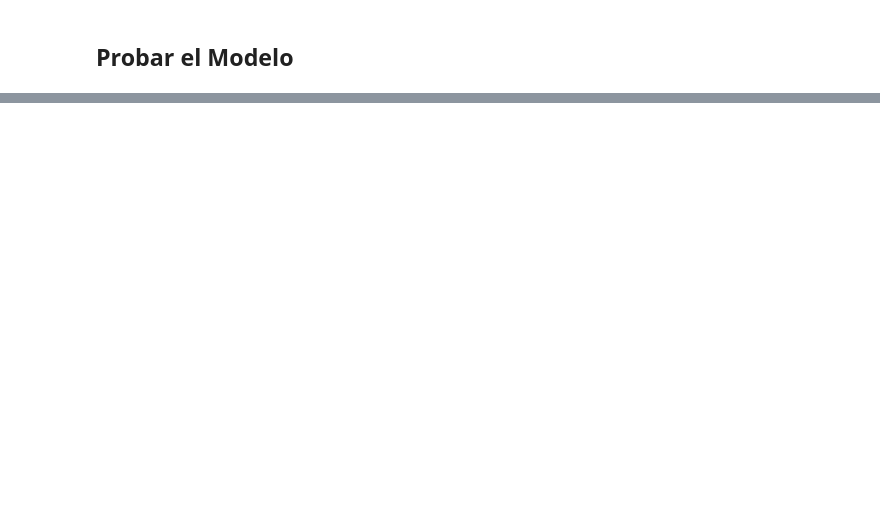
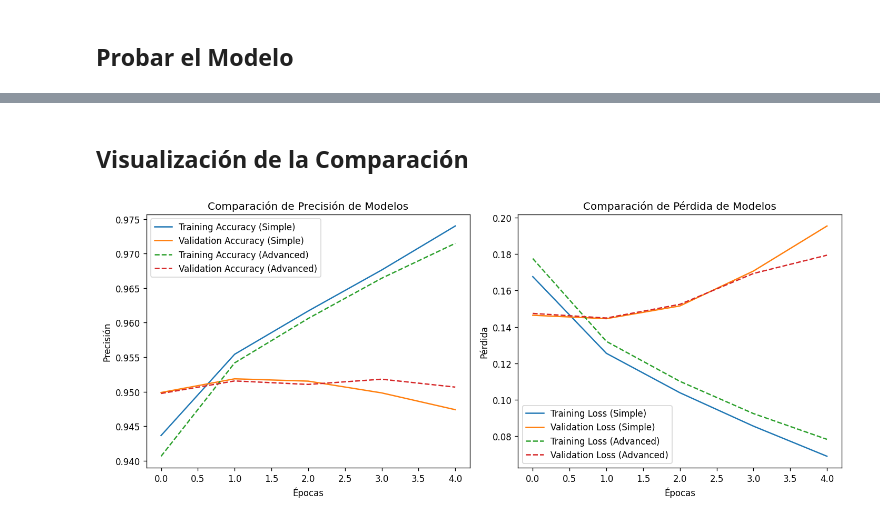
Before and after one commit to lucianolabudia/datascience3-coderhouse, a Jupyter notebook: Datasets+Labudia.ipynb, the cells around one changed output, grey strips where cells are left out. Saved outputs shown, nothing was run; the diff lists cells and outputs as text; code cells hidden in the pictures; blank space fills up the shorter version.

```diff
--- a/Datasets+Labudia.ipynb
+++ b/Datasets+Labudia.ipynb
@@ -565,0 +784,32 @@ Texto Limpio: "get vaccine feel great"
+# %% [markdown]
+## Visualización de la Comparación
+# %%
+import matplotlib.pyplot as plt
+
+# --- GRÁFICO DE PRECISIÓN (ACCURACY) ---
+plt.figure(figsize=(12, 5))
+plt.subplot(1, 2, 1)
+plt.plot(history.history['accuracy'], label='Training Accuracy (Simple)')
+plt.plot(history.history['val_accuracy'], label='Validation Accuracy (Simple)')
+plt.plot(history_advanced.history['accuracy'], label='Training Accuracy (Advanced)', linestyle='--')
+plt.plot(history_advanced.history['val_accuracy'], label='Validation Accuracy (Advanced)', linestyle='--')
+plt.title('Comparación de Precisión de Modelos')
+plt.xlabel('Épocas')
+plt.ylabel('Precisión')
+plt.legend()
+
+# --- GRÁFICO DE PÉRDIDA (LOSS) ---
+plt.subplot(1, 2, 2)
+plt.plot(history.history['loss'], label='Training Loss (Simple)')
+plt.plot(history.history['val_loss'], label='Validation Loss (Simple)')
+plt.plot(history_advanced.history['loss'], label='Training Loss (Advanced)', linestyle='--')
+plt.plot(history_advanced.history['val_loss'], label='Validation Loss (Advanced)', linestyle='--')
+plt.title('Comparación de Pérdida de Modelos')
+plt.xlabel('Épocas')
+plt.ylabel('Pérdida')
+plt.legend()
+
+plt.tight_layout()
+plt.show()
+# %% [output]
+[figure, added]
```
Also changed, not shown: parts of 18 cells of this notebook.
